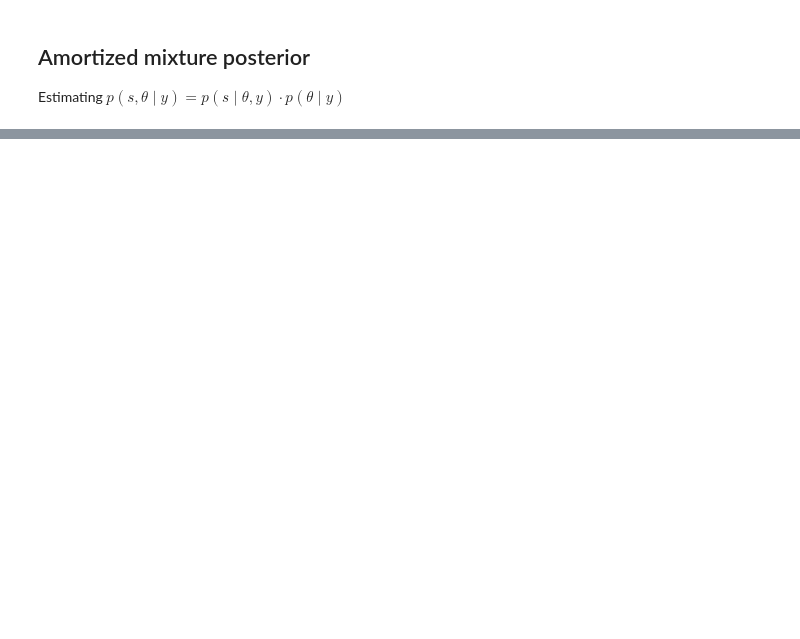
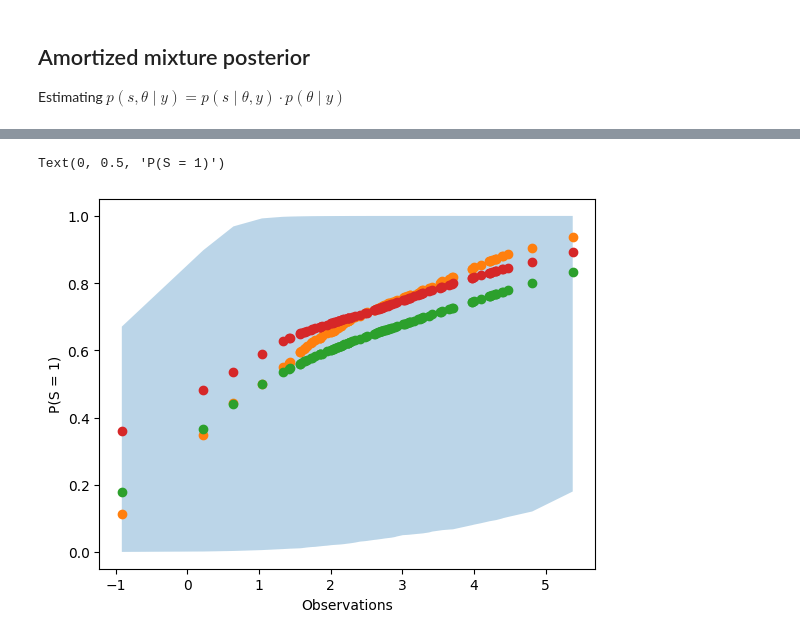
Before and after one commit to Kucharssim/bayesflow-amortized-mixtures, a Jupyter notebook: normal-mixture.ipynb, the cells around one changed output, grey strips where cells are left out. Saved outputs shown, nothing was run; the diff lists cells and outputs as text; code cells hidden in the pictures; blank space fills up the shorter version.

```diff
--- a/normal-mixture.ipynb
+++ b/normal-mixture.ipynb
@@ -132,0 +169,7 @@ amortized_mixture_posterior = AmortizedMixturePosterior(
+# %%
+df = model(1)
+df_conf = configurator_mixture_posterior(df)
+parameter_estimates, mixture_estimates = amortized_mixture_posterior.sample(df_conf, n_samples=1000, to_numpy=False)
+mixture_estimates = np.array(mixture_estimates)
+mixture_estimates_simple = amortizer(df_conf['mixture_inputs'])
+mixture_estimates_simple = np.array(mixture_estimates_simple)
@@ -132,0 +184,14 @@ amortized_mixture_posterior = AmortizedMixturePosterior(
+# %%
+plt.fill_between(
+    x,
+    np.quantile(p, q=0.05, axis=1),
+    np.quantile(p, q=0.95, axis=1),
+    alpha=0.3)
+plt.scatter(x, np.median(p, axis=1))
+plt.scatter(x, np.mean(p, axis=1))
+plt.scatter(x, p_simple)
+plt.xlabel("Observations")
+plt.ylabel("P(S = 1)")
+# %% [output]
+Text(0, 0.5, 'P(S = 1)')
+[figure, added]
```
Also changed, not shown: parts of 16 cells of this notebook, 2 other files.
